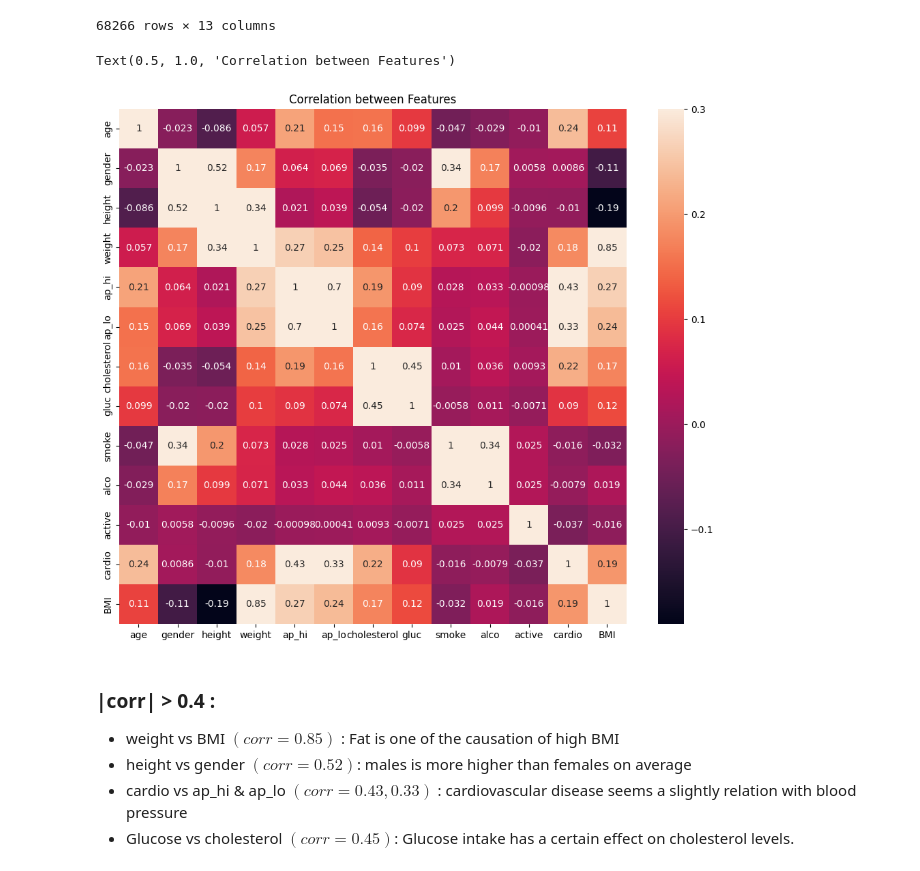
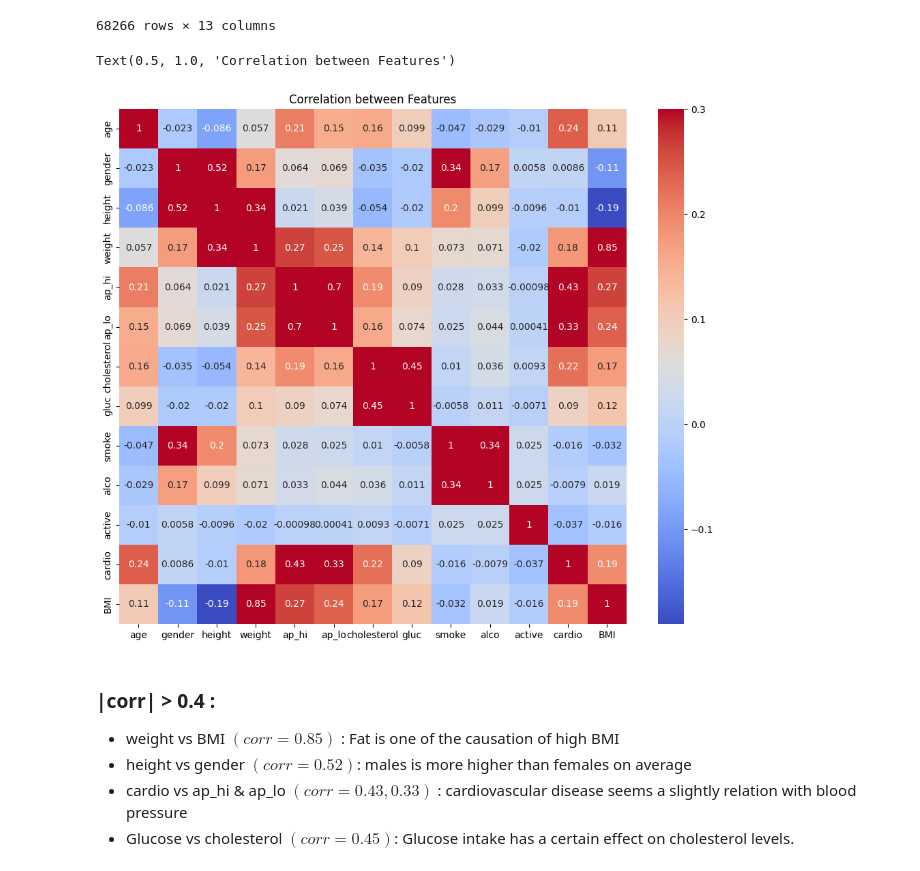
Before and after one commit to cooperhankun/Maskininlarning, a Jupyter notebook: Lab/Lab_2/Lab_2.ipynb, the cells around one changed output. Saved outputs shown, nothing was run; the diff lists cells and outputs as text; code cells hidden in the pictures.

Commit message:
colour changed heatmap

```diff
--- a/Lab/Lab_2/Lab_2.ipynb
+++ b/Lab/Lab_2/Lab_2.ipynb
@@ -341,11 +341,11 @@ cardio_train_new_corr
 68266 rows × 13 columns
 # %%
 plt.figure(figsize=(12,10), dpi = 100)
-sns.heatmap(cardio_train_new_corr.corr(), vmax=.3, annot=True)
+sns.heatmap(cardio_train_new_corr.corr(), vmax=.3, annot=True, cmap= 'coolwarm')
 plt.title('Correlation between Features')
 # %% [output]
 Text(0.5, 1.0, 'Correlation between Features')
-[figure, old version]
+[figure, new version]
 # %% [markdown]
 ### |corr| > 0.4 :
 - weight vs BMI $(corr = 0.85)$ : Fat is one of the causation of high BMI
```
